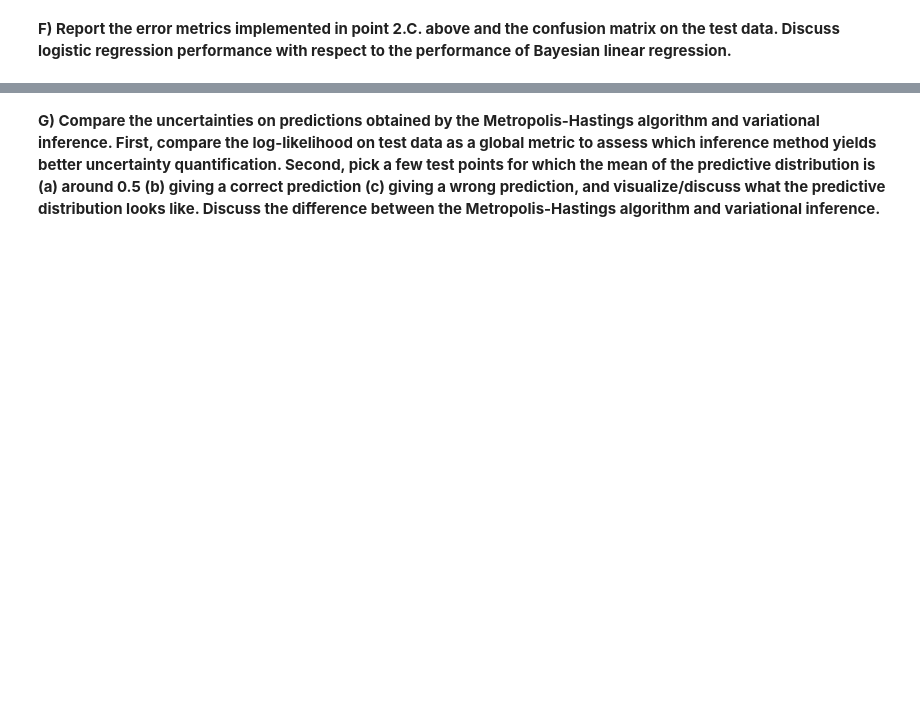
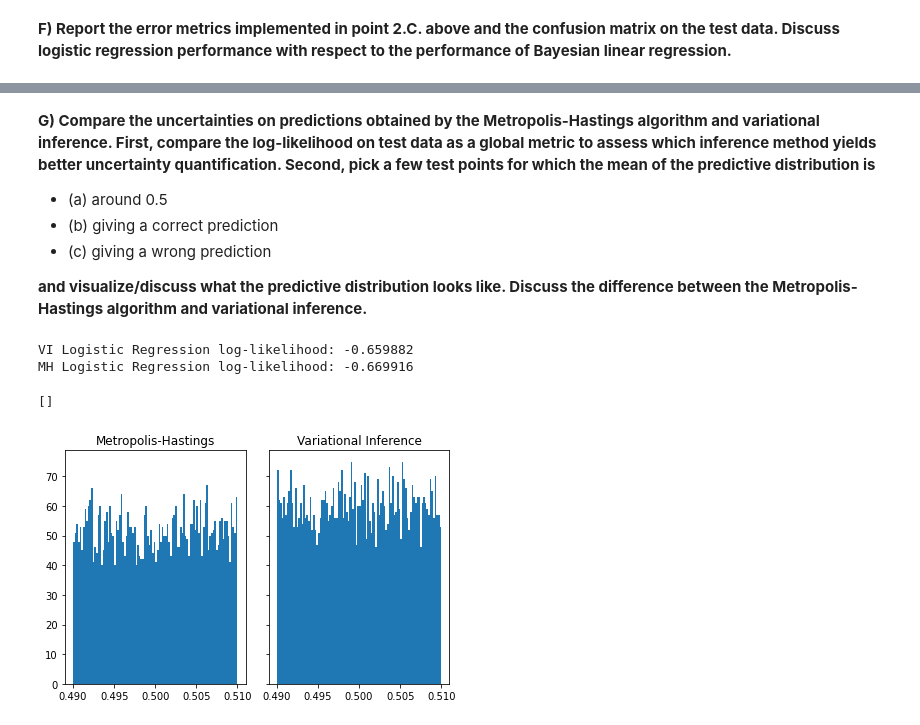
Before and after one commit to mspronesti/advanced-statistical-inference, a Jupyter notebook: assignment/Santander_Customer_Transaction.ipynb, the cells around one changed output, grey strips where cells are left out. Drawn from its saved outputs; the diff is of its cells as text; code cells hidden in the pictures; blank space fills up the shorter version.

```diff
--- a/assignment/Santander_Customer_Transaction.ipynb
+++ b/assignment/Santander_Customer_Transaction.ipynb
@@ -501,7 +505,8 @@ class GaussianDiagonal(NamedTuple):
     mean: jnp.array
     log_var: jnp.array
 
-def bernoulli_density(y, p, jitter=1e-10):
+def jnp_bernoulli_density(y, p, jitter=1e-10):
+    # bernoully log density rewritten using jax numpy
     return y * jnp.log(p + jitter ) + (1 - y) * jnp.log(1 - p + jitter)
 
 def sample_gaussian_diagonal(rng, params):
@@ -530,12 +535,14 @@ def kl_diag_diag(q_params, p_params):
       )
     return kl
 
-def logistic(z):
-    return 1 / (1 + jnp.exp(-z))
+def model(w, X):
+    # nested to avoid overwriting
+    # the other "logistic", which
+    # uses numpy
+    def _logistic(z):
+      return 1 / (1 + jnp.exp(-z))
 
-
-def model(w, X):
-    return logistic(X @ w)
+    return _logistic(X @ w)
 
 ###
 # elbo function
@@ -580,7 +587,7 @@ def create_elbo_fn(sample_fn, likelihood_fn, kl_divergence_fn):
 elbo_fn = create_elbo_fn(
     sample_fn=sample_gaussian_diagonal,
     kl_divergence_fn=kl_diag_diag,
-    likelihood_fn=bernoulli_density
+    likelihood_fn=jnp_bernoulli_density
 )
 # %%
 p_params = GaussianDiagonal(jnp.zeros(n_feats), jnp.zeros(n_feats))
@@ -671,7 +677,7 @@ def predict_y(sample_fn, q_params, Xt, rng, Nmc=10):
     yp = jnp.mean(yp, axis=0)
     return yp
 
-yp = predict_y(sample_gaussian_diagonal, q_params, X_test, rng, Nmc=1000)
-print(yp)
+y_vi_pred = predict_y(sample_gaussian_diagonal, q_params, X_test, rng, Nmc=1000)
+print(y_vi_pred)
 # %% [output]
 [0.22269455 0.35306793 0.35117713 ... 0.3983956  0.65481454 0.8160562 ]
@@ -726,3 +759,10 @@ Sensitivity: 0.769974
 # %% [markdown]
 **G) Compare  the  uncertainties  on  predictions  obtained  by  the  Metropolis-Hastings algorithm  and  variational  inference.  First,  compare  the  log-likelihood  on  test  data  as  a
-global metric to assess which inference method yields better uncertainty quantification. Second,  pick  a  few  test  points  for  which  the  mean  of  the  predictive  distribution  is  (a) around  0.5  (b)  giving  a  correct  prediction  (c)  giving  a  wrong  prediction,  and  visualize/discuss  what  the  predictive  distribution  looks  like.  Discuss  the  difference  between  the Metropolis-Hastings algorithm and variational inference.**
+global metric to assess which inference method yields better uncertainty quantification. Second,  pick  a  few  test  points  for  which  the  mean  of  the  predictive  distribution  is**
+
+
+* (a) around  0.5
+* (b)  giving  a  correct  prediction
+* (c)  giving  a  wrong  prediction
+
+**and  visualize/discuss  what  the  predictive  distribution  looks  like.  Discuss  the  difference  between  the Metropolis-Hastings algorithm and variational inference.**
@@ -728,0 +773,23 @@ global metric to assess which inference method yields better uncertainty quantif
+# %%
+print("VI Logistic Regression log-likelihood: %f" % logistic_loglik(y_test, y_vi_pred))
+print("MH Logistic Regression log-likelihood: %f" % logistic_loglik(y_test, y_mh_pred))
+# %% [output]
+VI Logistic Regression log-likelihood: -0.659882
+MH Logistic Regression log-likelihood: -0.669916
+# %%
+pred_mh_0_5 = y_mh_pred[(y_mh_pred >= .49) & (y_mh_pred <= .51)]
+preds_vi_0_5 = y_vi_pred[(y_vi_pred >= .49) & (y_vi_pred <= .51)]
+
+n_bins = 100
+# Metropolis Hastings
+fig, axs = plt.subplots(1, 2, sharey=True, tight_layout=True)
+axs[0].hist(pred_mh_0_5, bins=n_bins)
+axs[0].title.set_text('Metropolis-Hastings')
+
+# Variational Inference
+axs[1].hist(preds_vi_0_5, bins=n_bins)
+axs[1].title.set_text('Variational Inference')
+plt.plot()
+# %% [output]
+[]
+[figure, added]
```
Also changed, not shown: parts of 36 cells of this notebook.
